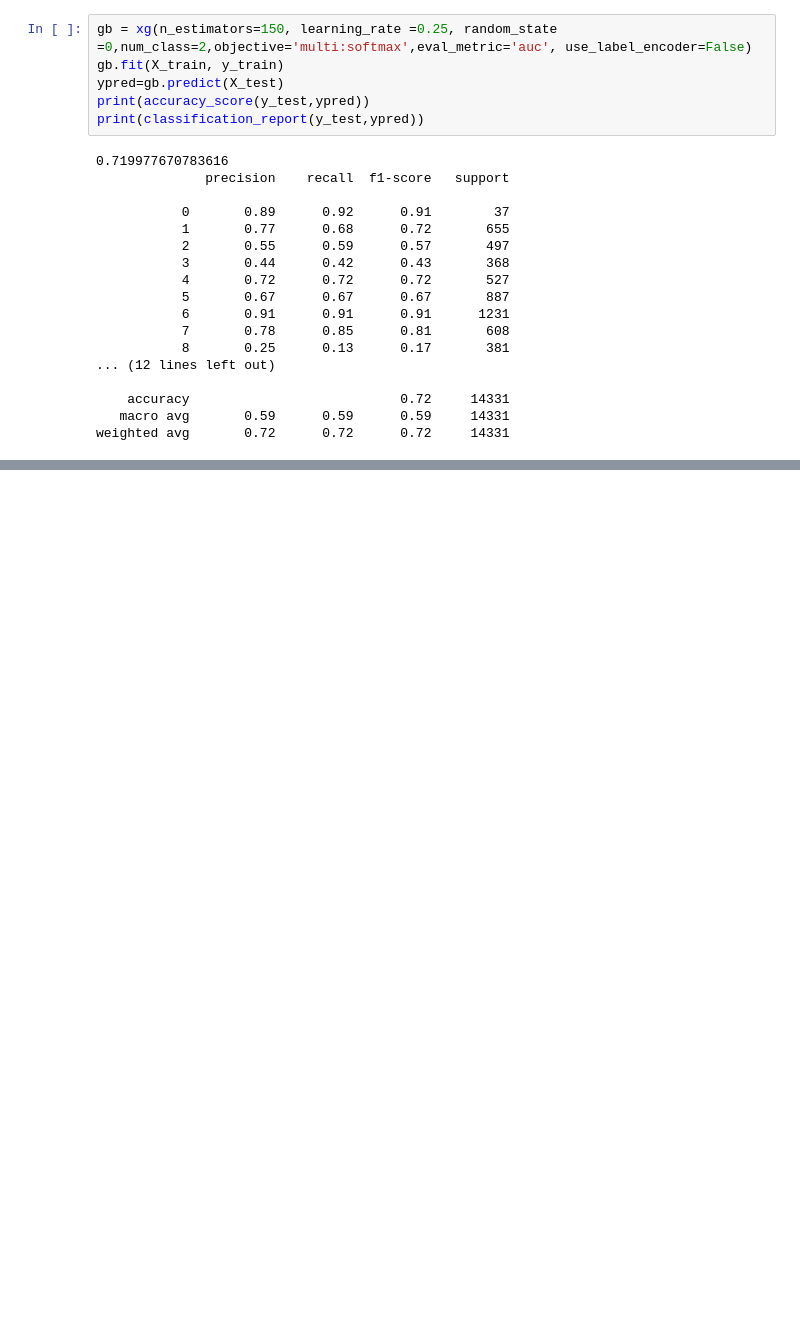
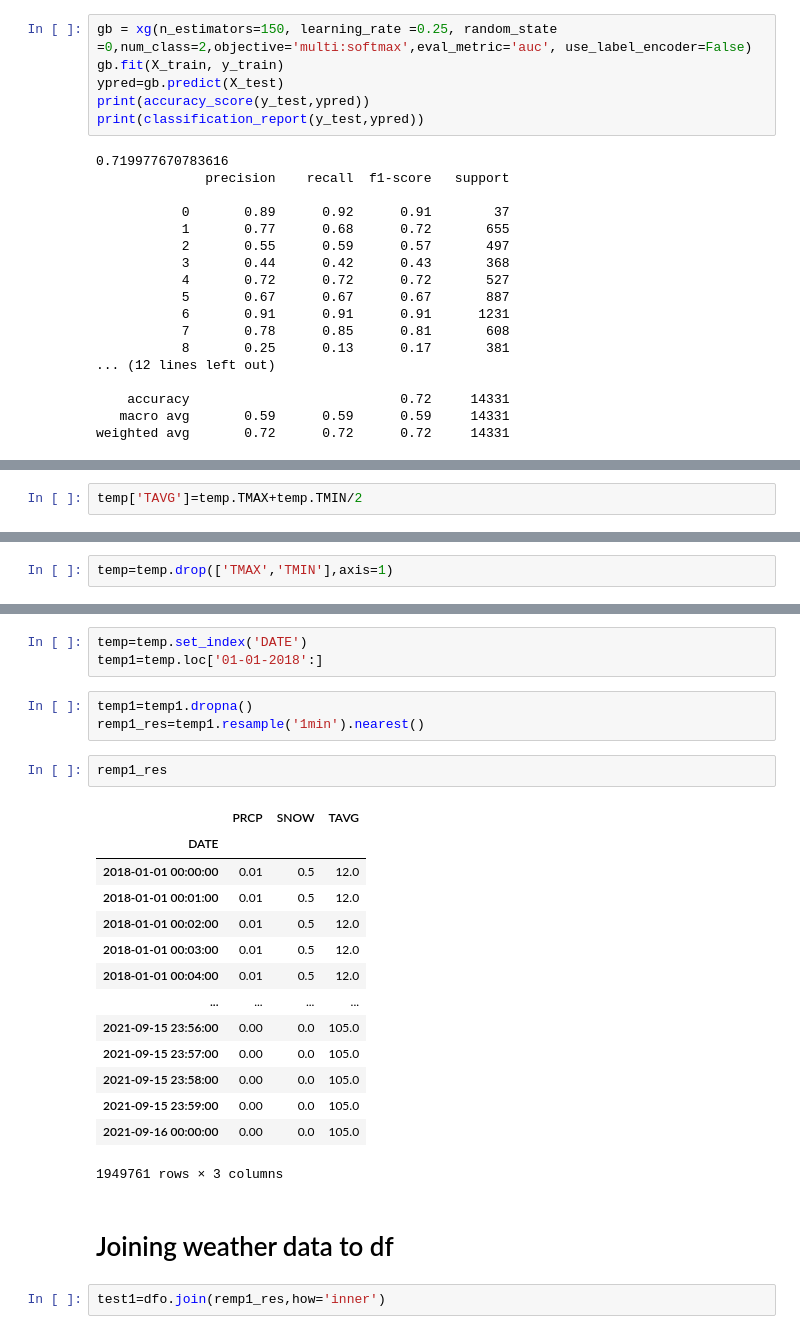
Before and after one commit to mamer-alomari/Buffalo_crime_location_time_day, a Jupyter notebook: pre_processing_and_modeling .ipynb, the cells around one changed output, grey strips where cells are left out. Cells and saved outputs as stored; diff of their text form; blank space fills up the shorter version.

```diff
--- a/pre_processing_and_modeling .ipynb
+++ b/pre_processing_and_modeling .ipynb
@@ -289,0 +330,2 @@ weighted avg       0.72      0.72      0.72     14331
+# %%
+temp['TAVG']=temp.TMAX+temp.TMIN/2
@@ -289,0 +347,2 @@ weighted avg       0.72      0.72      0.72     14331
+# %%
+temp=temp.drop(['TMAX','TMIN'],axis=1)
@@ -289,0 +372,27 @@ weighted avg       0.72      0.72      0.72     14331
+# %%
+temp=temp.set_index('DATE')
+temp1=temp.loc['01-01-2018':]
+# %%
+temp1=temp1.dropna()
+remp1_res=temp1.resample('1min').nearest()
+# %%
+remp1_res
+# %% [output]
+|  | PRCP | SNOW | TAVG |
+| DATE |  |  |  |
+| 2018-01-01 00:00:00 | 0.01 | 0.5 | 12.0 |
+| 2018-01-01 00:01:00 | 0.01 | 0.5 | 12.0 |
+| 2018-01-01 00:02:00 | 0.01 | 0.5 | 12.0 |
+| 2018-01-01 00:03:00 | 0.01 | 0.5 | 12.0 |
+| 2018-01-01 00:04:00 | 0.01 | 0.5 | 12.0 |
+| ... | ... | ... | ... |
+| 2021-09-15 23:56:00 | 0.00 | 0.0 | 105.0 |
+| 2021-09-15 23:57:00 | 0.00 | 0.0 | 105.0 |
+| 2021-09-15 23:58:00 | 0.00 | 0.0 | 105.0 |
+| 2021-09-15 23:59:00 | 0.00 | 0.0 | 105.0 |
+| 2021-09-16 00:00:00 | 0.00 | 0.0 | 105.0 |
+1949761 rows × 3 columns
+# %% [markdown]
+# Joining weather data to df
+# %%
+test1=dfo.join(remp1_res,how='inner')
```
Also changed, not shown: parts of 46 cells of this notebook.
